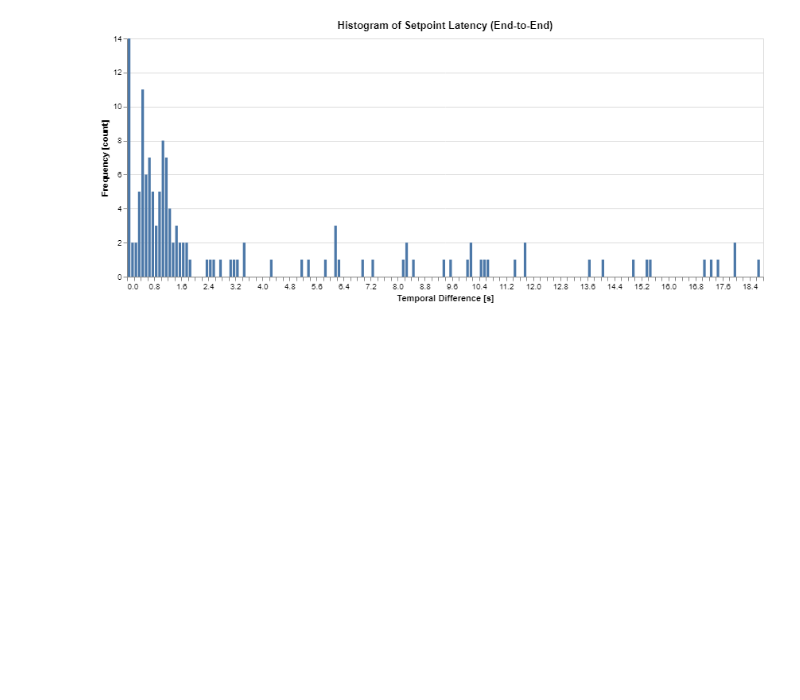
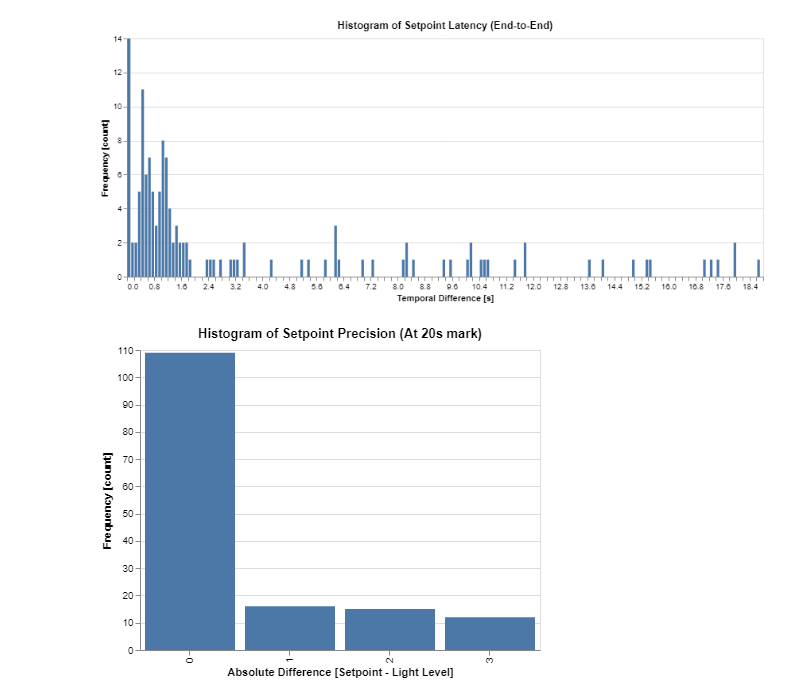
Before and after one commit to emiljohansen/IoT-F20-Project, a Jupyter notebook: evalutation/plotting/Notebook.ipynb, the cells around one changed output. Cells and saved outputs as stored; diff of their text form; code cells hidden in the pictures; blank space fills up the shorter version.

Commit message:
Setpoint plotting finished

```diff
--- a/evalutation/plotting/Notebook.ipynb
+++ b/evalutation/plotting/Notebook.ipynb
@@ -79,3 +79,20 @@ alt.Chart(setpoint_delays).mark_bar(
 )
 # %% [output]
 [figure]
+# %%
+%config IPCompleter.greedy=True
+import pandas as pd
+import altair as alt
+
+setpoint_delays = pd.read_csv('setpoint_precision.csv')
+
+alt.Chart(setpoint_delays).mark_bar(
+                                                 ).encode(
+    alt.X('AbsDiff:N', title='Absolute Difference [Setpoint - Light Level]'),
+    alt.Y('count()', title='Frequency [count]'),
+).properties(
+    width=400,
+    title='Histogram of Setpoint Precision (At 20s mark)'
+)
+# %% [output]
+[figure, added]
```
Also changed, not shown: 2 other files.
